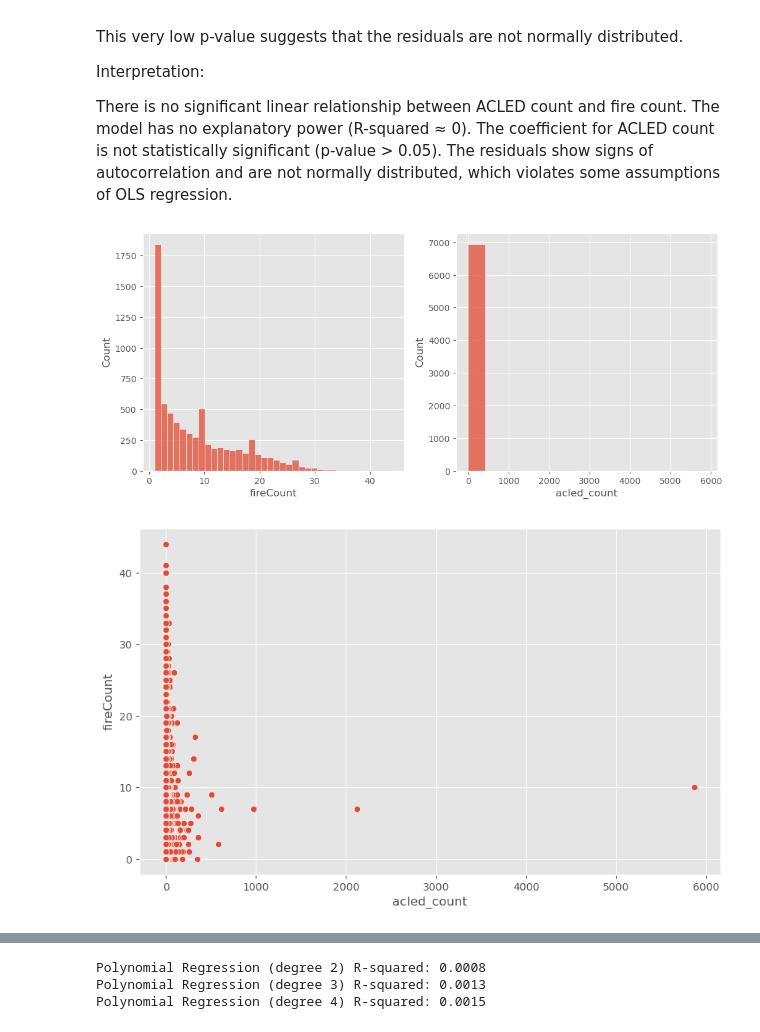
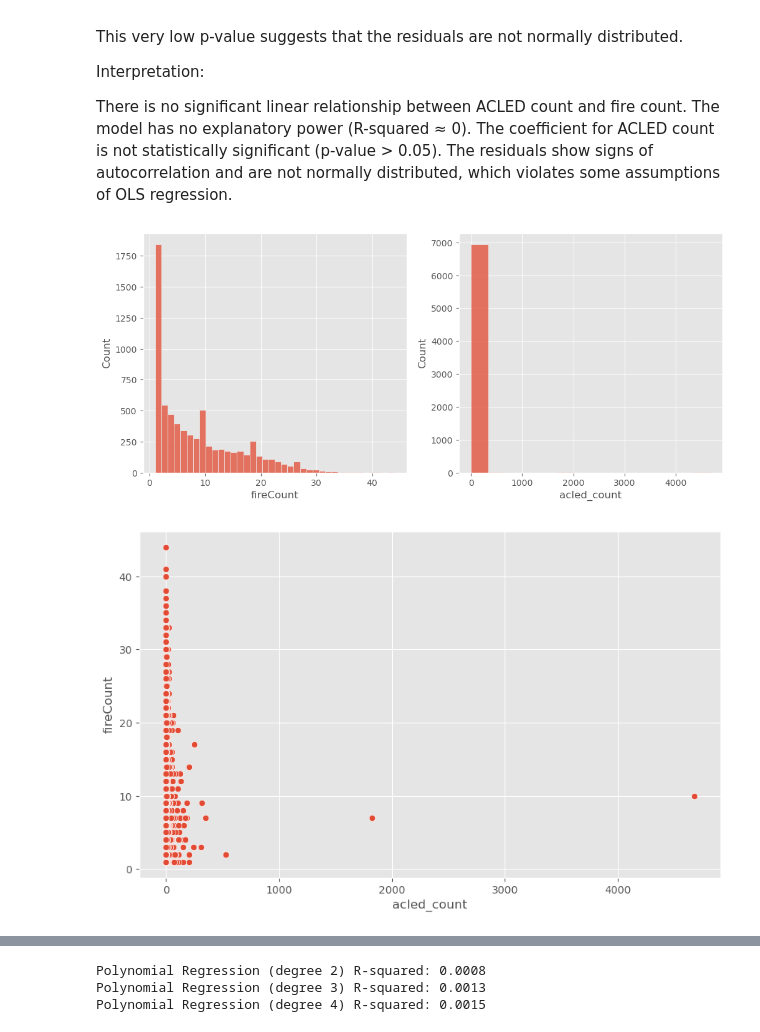
Before and after one commit to sameera006/Final_Dissertation, a Jupyter notebook: Mergeddata_Copy.ipynb, the cells around one changed output, grey strips where cells are left out. Drawn from its saved outputs; the diff is of its cells as text; code cells hidden in the pictures.

Commit message:
Adding ACLED data from year 2002-2023

```diff
--- a/Mergeddata_Copy.ipynb
+++ b/Mergeddata_Copy.ipynb
@@ -75,0 +142,14 @@ dtype: int64
+# %%
+from shapely.geometry import shape
+
+# If all geo_equal are True, use geo_acled for creating GeoDataFrame
+if filtered_acled_fire_2004_24['geo_equal'].all():
+    # Convert the 'geo_acled' column to shapely geometries
+    filtered_acled_fire_2004_24['geometry'] = filtered_acled_fire_2004_24['geo_acled'].apply(lambda x: shape(x))
+
+    # Create a GeoDataFrame
+    gdf_new = gpd.GeoDataFrame(filtered_acled_fire_2004_24, geometry='geometry')
+
+    print(gdf_new)  # Display the GeoDataFrame
+else:
+    print("The geo_acled and geo_fire columns are not all the same.")
@@ -76 +190,3 @@ dtype: int64
+# %%
+gdf_new=gdf_new.drop(columns=['geo_acled','geo_fire','geo_equal'])
 # %%
@@ -196,7 +257,7 @@ None
 # %% [markdown]
 **Setting the CRS**
 # %%
-gdf.set_crs(epsg=4326, inplace=True)
+gdf_new.set_crs(epsg=4326, inplace=True)
 # %% [output]
 |  | grid_id | year | fireCount | acled_count | geometry |
 | 0 | 48,28 | 2004 | 9 | 0 | POLYGON ((21.55957 12.57641, 22.0... |
@@ -272,0 +417,13 @@ As we can see in the map we got of sudan there are no fires in the Northern part
+# %%
+# Print the original number of rows
+print("Original number of rows:", len(gdf_new))
+
+# Filter out rows where fireCount is 0 and create a new GeoDataFrame
+gdf_filter1 = gdf_new[gdf_new['fireCount'] > 0].copy()
+
+# Print the number of rows after filtering
+print("Number of rows after filtering:", len(gdf_filter1))
+
+# Verify that we still have the necessary columns
+print("\nColumns in filtered GeoDataFrame:")
+print(gdf_filter1.columns)
@@ -438,14 +851,14 @@ The residuals show signs of autocorrelation and are not normally distributed, wh
 # %%
 # Histograms
 fig, (ax1, ax2) = plt.subplots(1, 2, figsize=(12, 5))
-sns.histplot(gdf_filter['fireCount'], ax=ax1)
-sns.histplot(gdf_filter['acled_count'], ax=ax2)
+sns.histplot(gdf_filter1['fireCount'], ax=ax1)
+sns.histplot(gdf_filter1['acled_count'], ax=ax2)
 plt.show()
 
 # Scatter plot
 plt.figure(figsize=(10, 6))
-sns.scatterplot(x='acled_count', y='fireCount', data=gdf)
+sns.scatterplot(x='acled_count', y='fireCount', data=gdf_filter1)
 plt.show()
 # %% [output]
-[figure, old version]
+[figure, new version]
-[figure, old version]
+[figure, new version]
```
Also changed, not shown: parts of 72 cells of this notebook, 11 other files.
